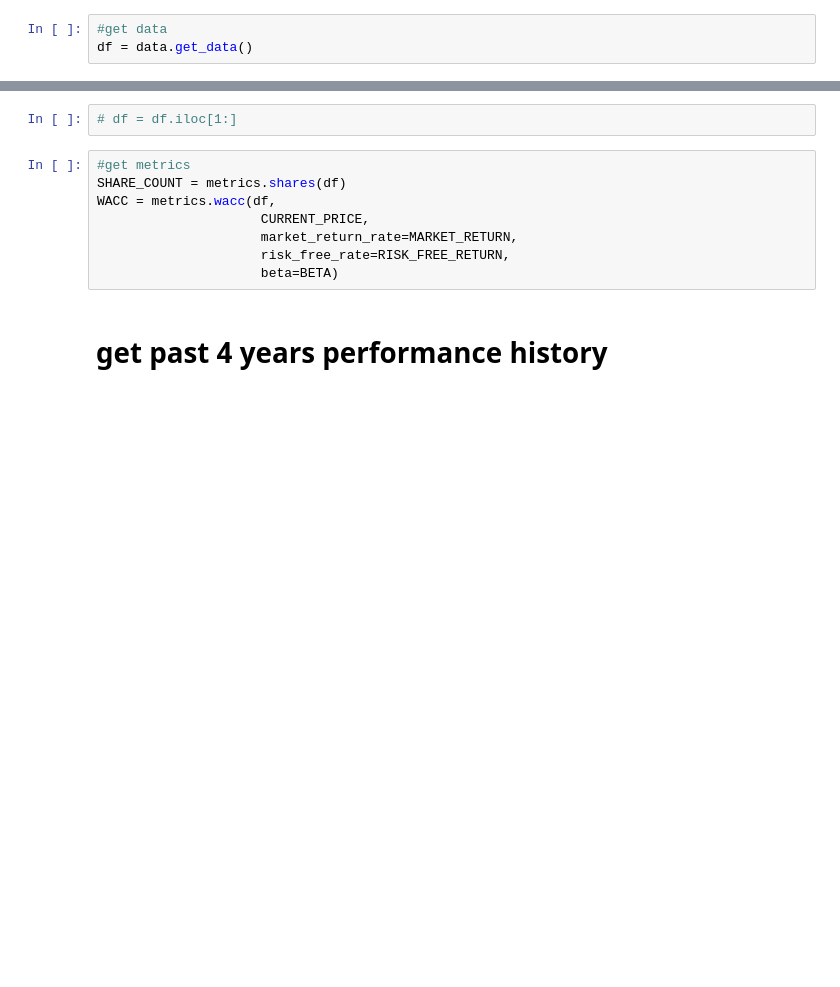
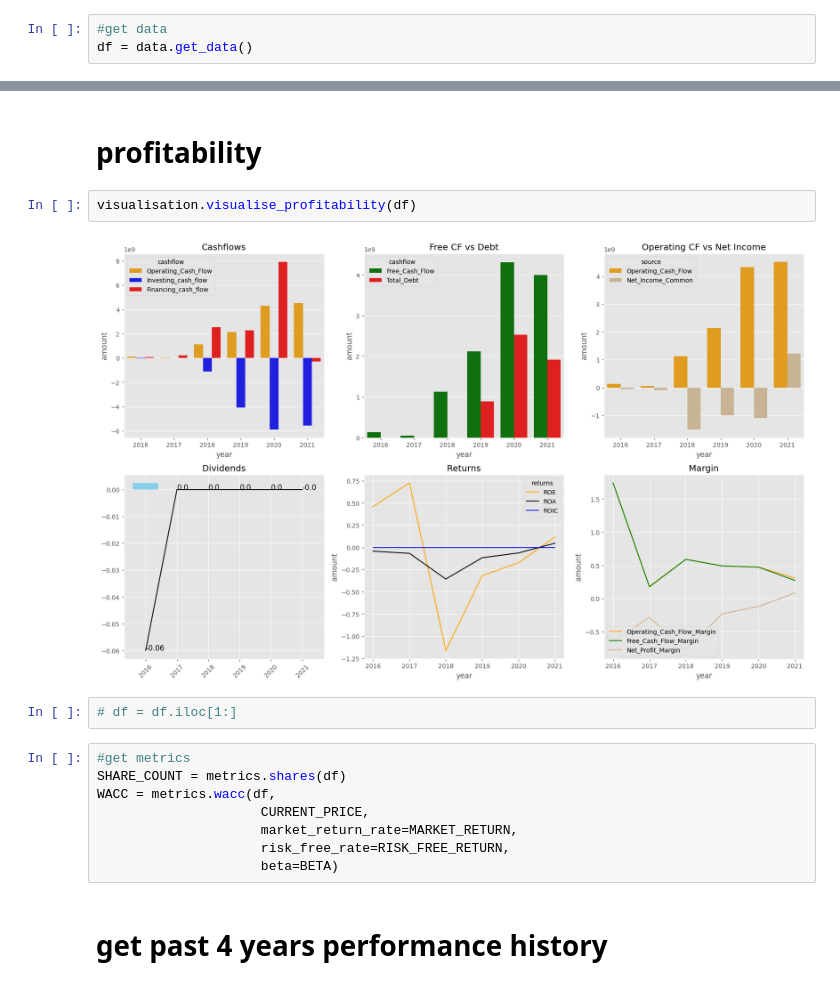
Before and after one commit to fanhui3/stockrow_equity_valuation, a Jupyter notebook: main2.ipynb, the cells around one changed output, grey strips where cells are left out. Saved outputs shown, nothing was run; the diff lists cells and outputs as text; blank space fills up the shorter version.

Commit message:
updated visualisation app. 50% completed

```diff
--- a/main2.ipynb
+++ b/main2.ipynb
@@ -17,3 +37,9 @@ df = data.get_data()
+# %% [markdown]
+# profitability
+# %%
+visualisation.visualise_profitability(df)
+# %% [output]
+[figure, added]
 # %%
 # df = df.iloc[1:]
 # %%
```
Also changed, not shown: parts of 10 cells of this notebook, 14 other files.
